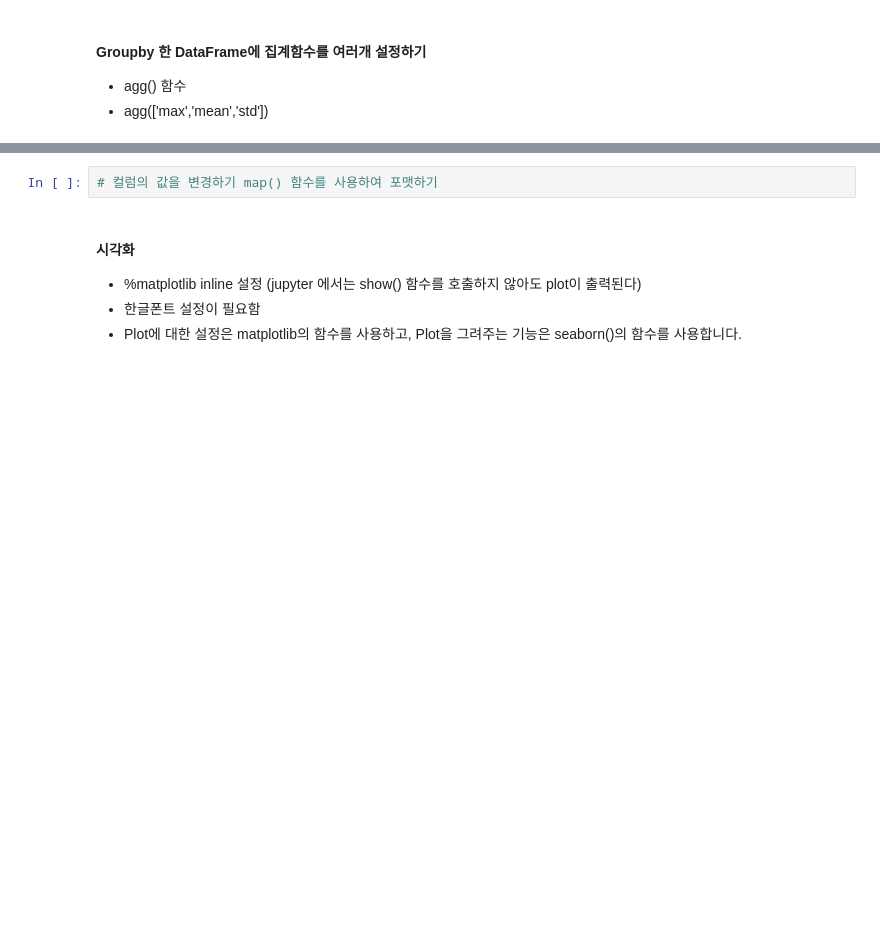
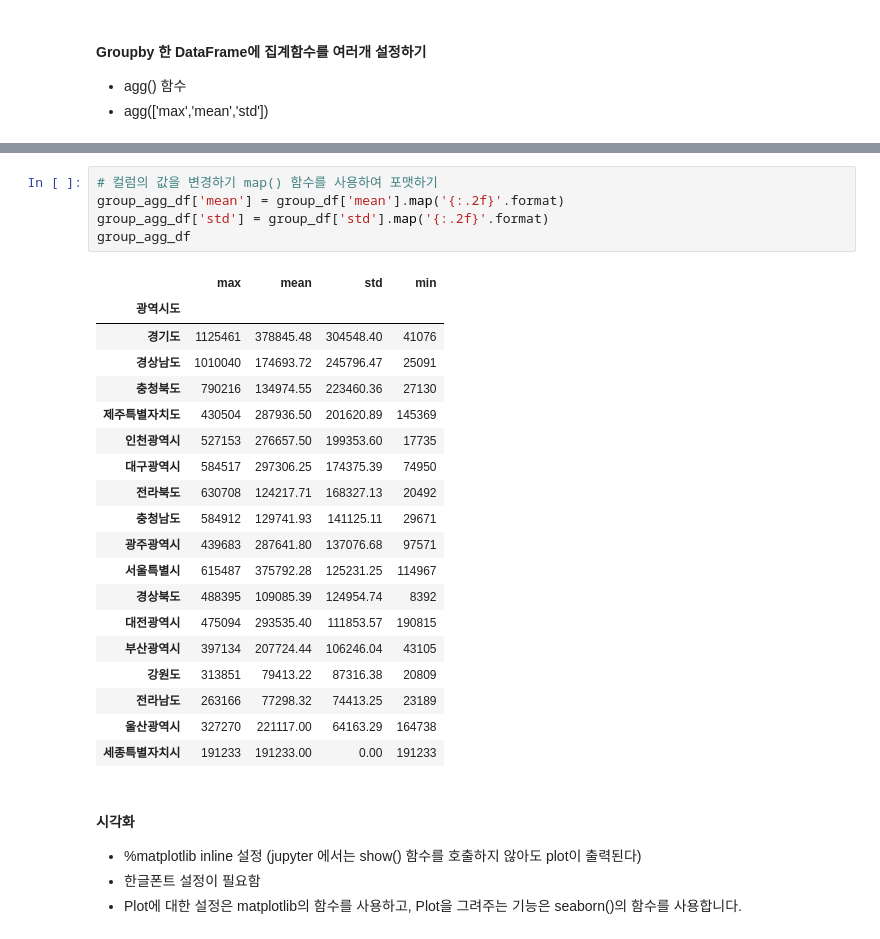
Before and after one commit to sosoo208/Python_Webscraping_Analysis, a Jupyter notebook: 03-1.행정구역정보_분석과시각화.ipynb, the cells around one changed output, grey strips where cells are left out. Cells and saved outputs as stored; diff of their text form; blank space fills up the shorter version.

```diff
--- a/03-1.행정구역정보_분석과시각화.ipynb
+++ b/03-1.행정구역정보_분석과시각화.ipynb
@@ -997,5 +1072,28 @@ writer.close() #_save()
 # %%
 # 컬럼의 값을 변경하기 map() 함수를 사용하여 포맷하기
+group_agg_df['mean'] = group_df['mean'].map('{:.2f}'.format)
+group_agg_df['std'] = group_df['std'].map('{:.2f}'.format)
+group_agg_df
+# %% [output]
+|  | max | mean | std | min |
+| 광역시도 |  |  |  |  |
+| 경기도 | 1125461 | 378845.48 | 304548.40 | 41076 |
+| 경상남도 | 1010040 | 174693.72 | 245796.47 | 25091 |
+| 충청북도 | 790216 | 134974.55 | 223460.36 | 27130 |
+| 제주특별자치도 | 430504 | 287936.50 | 201620.89 | 145369 |
+| 인천광역시 | 527153 | 276657.50 | 199353.60 | 17735 |
+| 대구광역시 | 584517 | 297306.25 | 174375.39 | 74950 |
+| 전라북도 | 630708 | 124217.71 | 168327.13 | 20492 |
+| 충청남도 | 584912 | 129741.93 | 141125.11 | 29671 |
+| 광주광역시 | 439683 | 287641.80 | 137076.68 | 97571 |
+| 서울특별시 | 615487 | 375792.28 | 125231.25 | 114967 |
+| 경상북도 | 488395 | 109085.39 | 124954.74 | 8392 |
+| 대전광역시 | 475094 | 293535.40 | 111853.57 | 190815 |
+| 부산광역시 | 397134 | 207724.44 | 106246.04 | 43105 |
+| 강원도 | 313851 | 79413.22 | 87316.38 | 20809 |
+| 전라남도 | 263166 | 77298.32 | 74413.25 | 23189 |
+| 울산광역시 | 327270 | 221117.00 | 64163.29 | 164738 |
+| 세종특별자치시 | 191233 | 191233.00 | 0.00 | 191233 |
 # %% [markdown]
 #### 시각화
 * %matplotlib inline 설정 (jupyter 에서는 show() 함수를 호출하지 않아도 plot이 출력된다)
```
Also changed, not shown: parts of 9 cells of this notebook, 1 other file.
